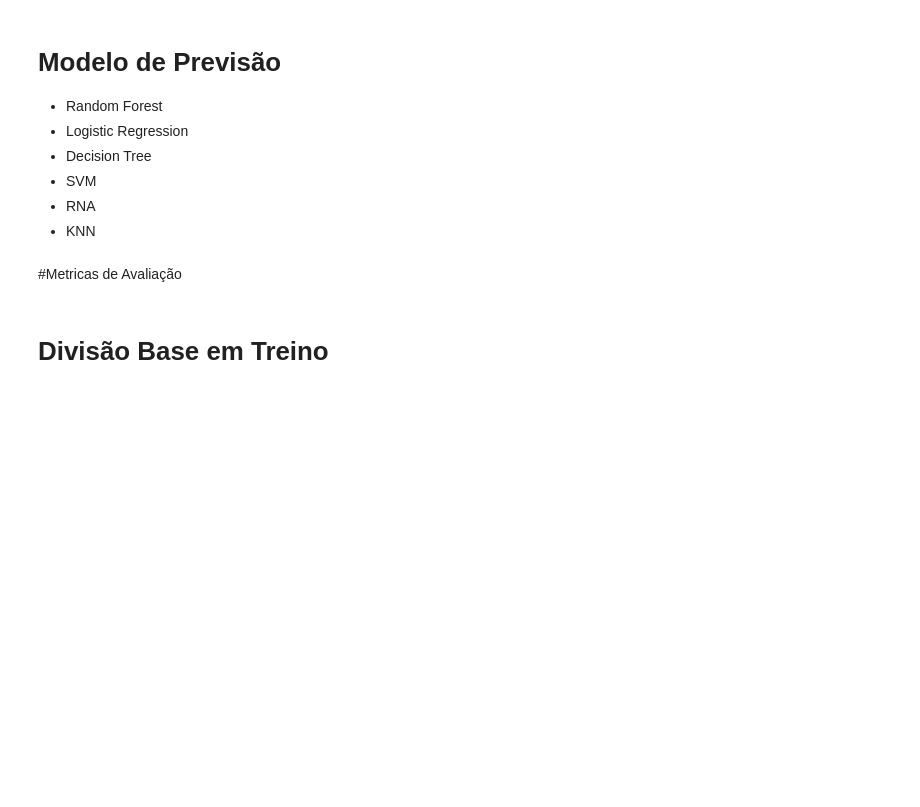
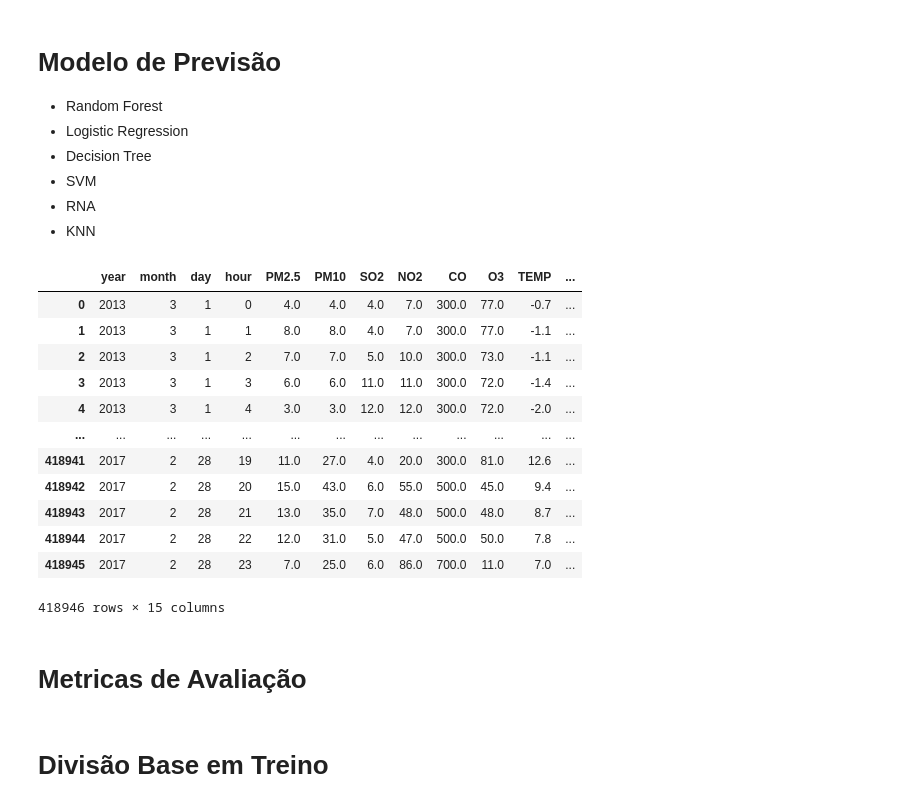
Before and after one commit to schandon/Monografia, a Jupyter notebook: testeMono.ipynb, the cells around one changed output. Saved outputs shown, nothing was run; the diff lists cells and outputs as text; code cells hidden in the pictures; blank space fills up the shorter version.

```diff
--- a/testeMono.ipynb
+++ b/testeMono.ipynb
@@ -96,9 +98,9 @@ for i in range(len(k)):
 # %% [markdown]
 #Concatenando os datasets
 # %%
-# data_ = pd.concat([data3,data5,data8,data6],ignore_index=True)
+data_2 = pd.concat([data2,data7,],ignore_index=True)
 data_ = pd.concat([data2,data7,data8,data10],ignore_index=True)
-# data_ = pd.concat([data1,data2,data3,data5,data6,data8,data4,data7,data9,data10,data11,data12],ignore_index=True)
+data_12 = pd.concat([data1,data2,data3,data5,data6,data8,data4,data7,data9,data10,data11,data12],ignore_index=True)
 # %% [markdown]
 #Matriz de Correlação
 # %%
@@ -204,29 +202,47 @@ def grafico_barra(coluna):
 *   RNA
 *   KNN
 # %%
-modelo_rf = RandomForestClassifier()
+modelo_rf = RandomForestClassifier(criterion='gini', min_samples_leaf= 10, min_samples_split= 10, n_estimators= 150)
 modelo_lr = LogisticRegression()
-modelo_dt = DecisionTreeClassifier()
+modelo_dt = DecisionTreeClassifier(criterion='gini', min_samples_leaf= 10, min_samples_split= 5, splitter= 'best')
 modelo_svm = SVC()
-modelo_knn = KNeighborsClassifier()
-modelo_ada = AdaBoostClassifier()
+modelo_knn = KNeighborsClassifier(n_neighbors= 20, p=1)
+modelo_rna = Perceptron()
+modelo_MLPC_rna = MLPClassifier(max_iter=1000, verbose=True, tol=0.0000100 )
 
 modelos = {
             'Random Forest' : modelo_rf,
             'Logistic Regression': modelo_lr,
             'Decision Tree': modelo_dt,
             'SVM': modelo_svm,
-            # 'RNA' :     ,
+            'RNA' : modelo_rna,
+            'Multi_RNA':modelo_MLPC_rna,
             'KNN': modelo_knn,
-            'AdaBoost': modelo_ada
+
            }
 
-y = data_['station']
-X = data_.drop(columns=['station','wd','year','month','hour','No','day','PM2.5'], axis=1)
+y = data_12['station']
+X = data_12.drop(columns=['No', 'station','wd'], axis=1)
 
-# No', 'year', 'month', 'day', 'hour', 'PM2.5', 'PM10', 'SO2', 'NO2','CO', 'O3', 'TEMP', 'PRES', 'DEWP', 'RAIN', 'wd', 'WSPM', 'station'
+# 'No', 'year', 'month', 'day', 'hour', 'PM2.5', 'PM10', 'SO2', 'NO2','CO', 'O3', 'TEMP', 'PRES', 'DEWP', 'RAIN', 'wd', 'WSPM', 'station'
+# %%
+X
+# %% [output]
+|  | year | month | day | hour | PM2.5 | PM10 | SO2 | NO2 | CO | O3 | TEMP | ... |
+| 0 | 2013 | 3 | 1 | 0 | 4.0 | 4.0 | 4.0 | 7.0 | 300.0 | 77.0 | -0.7 | ... |
+| 1 | 2013 | 3 | 1 | 1 | 8.0 | 8.0 | 4.0 | 7.0 | 300.0 | 77.0 | -1.1 | ... |
+| 2 | 2013 | 3 | 1 | 2 | 7.0 | 7.0 | 5.0 | 10.0 | 300.0 | 73.0 | -1.1 | ... |
+| 3 | 2013 | 3 | 1 | 3 | 6.0 | 6.0 | 11.0 | 11.0 | 300.0 | 72.0 | -1.4 | ... |
+| 4 | 2013 | 3 | 1 | 4 | 3.0 | 3.0 | 12.0 | 12.0 | 300.0 | 72.0 | -2.0 | ... |
+| ... | ... | ... | ... | ... | ... | ... | ... | ... | ... | ... | ... | ... |
+| 418941 | 2017 | 2 | 28 | 19 | 11.0 | 27.0 | 4.0 | 20.0 | 300.0 | 81.0 | 12.6 | ... |
+| 418942 | 2017 | 2 | 28 | 20 | 15.0 | 43.0 | 6.0 | 55.0 | 500.0 | 45.0 | 9.4 | ... |
+| 418943 | 2017 | 2 | 28 | 21 | 13.0 | 35.0 | 7.0 | 48.0 | 500.0 | 48.0 | 8.7 | ... |
+| 418944 | 2017 | 2 | 28 | 22 | 12.0 | 31.0 | 5.0 | 47.0 | 500.0 | 50.0 | 7.8 | ... |
+| 418945 | 2017 | 2 | 28 | 23 | 7.0 | 25.0 | 6.0 | 86.0 | 700.0 | 11.0 | 7.0 | ... |
+418946 rows × 15 columns
 # %% [markdown]
-#Metricas de Avaliação
+# Metricas de Avaliação
 # %%
 def avaliar_modelo(nome_modelo, y_teste, previsao):
   accuracy = accuracy_score(y_teste, previsao)
```
Also changed, not shown: parts of 26 cells of this notebook, 1 other file.
